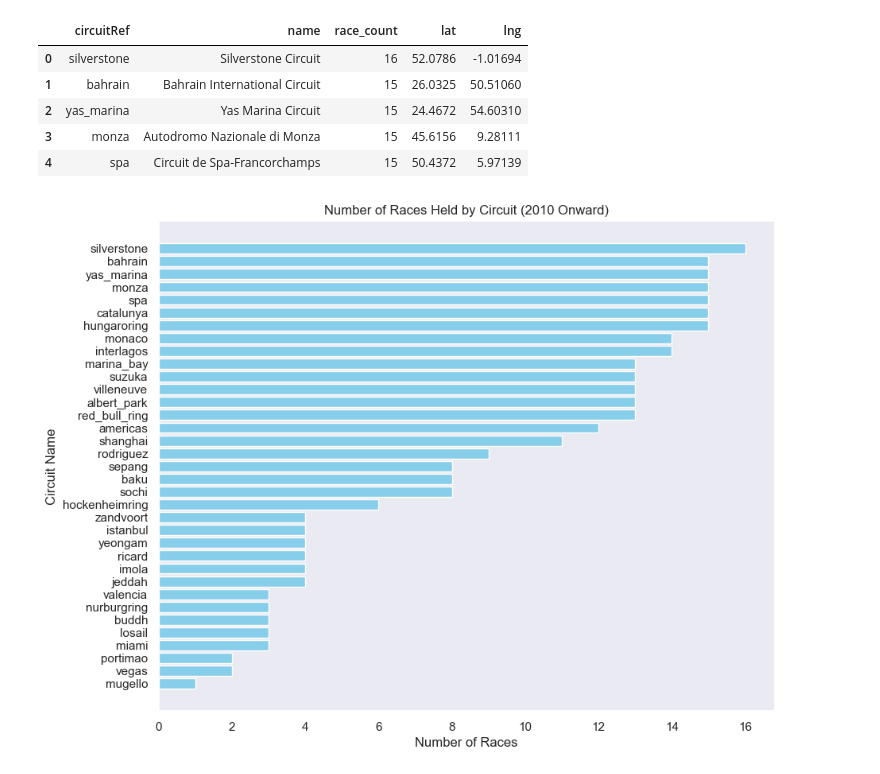
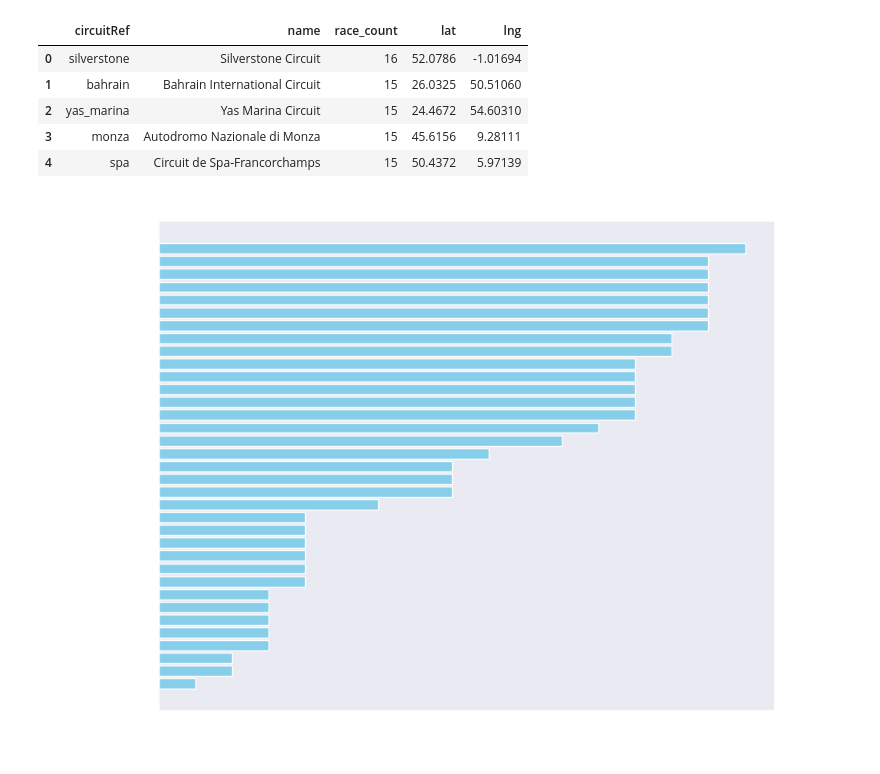
Before and after one commit to JuaniSimieli/F1-Predictions, a Jupyter notebook: EDA/EDA_Graphics.ipynb, the cells around one changed output. Cells and saved outputs as stored; diff of their text form; code cells hidden in the pictures.

```diff
--- a/EDA/EDA_Graphics.ipynb
+++ b/EDA/EDA_Graphics.ipynb
@@ -238,15 +266,18 @@ races_held_2010.head()
 # %%
 races_held_2010 = races_held_2010.sort_values(by='race_count', ascending=True)
 plt.figure(figsize=(10, 8))
 plt.barh(races_held_2010['circuitRef'], races_held_2010['race_count'], color='skyblue')
-plt.xlabel('Number of Races')
-plt.ylabel('Circuit Name')
-plt.title('Number of Races Held by Circuit (2010 Onward)')
+plt.xlabel('Number of Races', color='white')
+plt.ylabel('Circuit Name', color='white')
+plt.title('Number of Races Held by Circuit (2010 Onward)', color='white')
+plt.tick_params(axis='x', colors='white')
+plt.tick_params(axis='y', colors='white')
+
 plt.savefig('Images/races-held-bycircuit.png', dpi=300, bbox_inches='tight')
 plt.show()
 plt.close()
 # %% [output]
-[figure, old version]
+[figure, new version]
 # %%
 import folium
 import random
```
Also changed, not shown: parts of 8 cells of this notebook, 8 other files.
